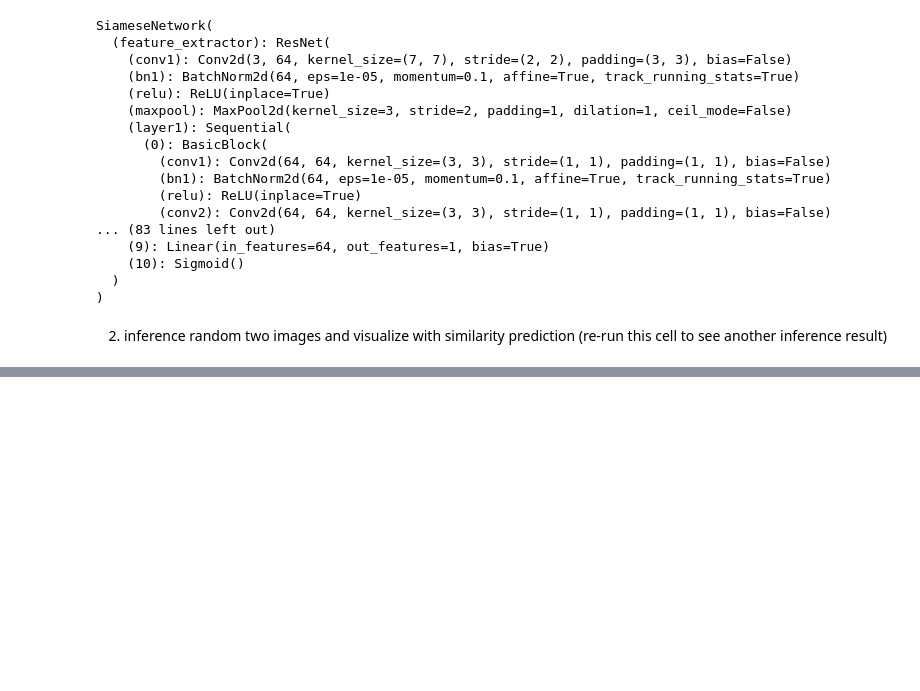
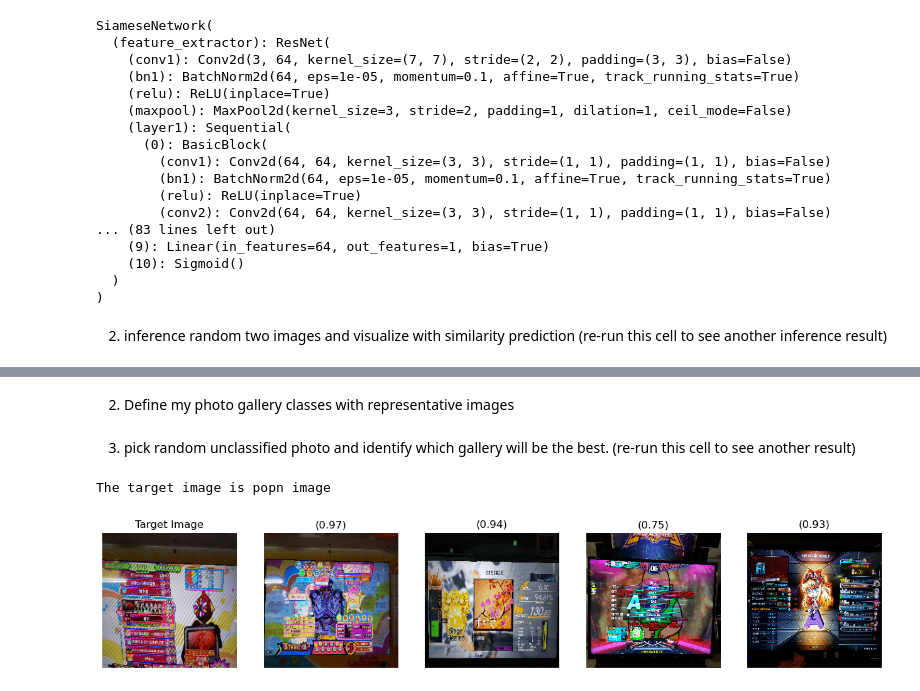
Before and after one commit to simaknee/CustomizableSmartPhotoGallery, a Jupyter notebook: inference.ipynb, the cells around one changed output, grey strips where cells are left out. Saved outputs shown, nothing was run; the diff lists cells and outputs as text; code cells hidden in the pictures; blank space fills up the shorter version.

Commit message:
[Feat] Add test code for custom photo gallery

```diff
--- a/inference.ipynb
+++ b/inference.ipynb
@@ -61,0 +98,66 @@ plt.show()
+# %% [markdown]
+2. Define my photo gallery classes with representative images
+# %%
+def load_image(image_path:str)->torch.Tensor:
+    img = cv2.imread(image_path)
+    img = cv2.cvtColor(img, cv2.COLOR_BGR2RGB)
+    transform = A.Compose([
+        A.Resize(224, 224),
+        A.ToTensorV2()
+    ])
+    img_tensor = transform(image=img)['image']
+    img_tensor = img_tensor.float() / 255.0
+    img_tensor = img_tensor.unsqueeze(0)
+    return img_tensor
+
+# set representative image for each gallery
+gallery_path = "C:\\workspace\\Dataset\\photos"
+popn = load_image(os.path.join(gallery_path, "20190101_004626.jpg"))
+gitadora = load_image(os.path.join(gallery_path, "20190103_220116.jpg"))
+pump = load_image(os.path.join(gallery_path, "20190110_011029.jpg"))
+iidx = load_image(os.path.join(gallery_path, "20190507_224953.jpg"))
+# %% [markdown]
+3. pick random unclassified photo and identify which gallery will be the best. (re-run this cell to see another result)
+# %%
+# pick random unclassified photo
+unclassified_photos_path = "C:\\workspace\\Dataset\\photos\\unclassified"
+target_image_path = random.choice(os.listdir(unclassified_photos_path))
+target_image = load_image(os.path.join(unclassified_photos_path, target_image_path))
+
+# calculate similarity with each pre-defined galleries
+popn_sim = model(target_image, popn)
+gitadora_sim = model(target_image, gitadora)
+pump_sim = model(target_image, pump)
+iidx_sim = model(target_image, iidx)
+
+# do visualization
+def visualize_gallery_similarity(target_image:torch.Tensor, gallery_images:List[torch.Tensor], similarities: List[torch.Tensor]):
+
+    num_gallery = len(gallery_images)
+    fig, axes = plt.subplots(1, num_gallery+1, figsize=(16,4))
+    target_image_np = target_image[0].permute(1, 2, 0).cpu().numpy()
+
+    axes[0].imshow(target_image_np)
+    axes[0].set_title("Target Image")
+    axes[0].axis("off")
+
+    for i in range(num_gallery):
+        gallery_image_np = gallery_images[i][0].permute(1, 2, 0).cpu().numpy()
+        axes[i+1].imshow(gallery_image_np)
+        axes[i+1].set_title(f"({similarities[i].item():.2f})")
+        axes[i+1].axis("off")
+
+gallery_images = [popn, gitadora, pump, iidx]
+similarities = [popn_sim, gitadora_sim, pump_sim, iidx_sim]
+visualize_gallery_similarity(target_image, gallery_images, similarities)
+
+max_index = similarities.index(max(similarities))
+
+# if any of similarity values does not exceed 0.9, remain as unclassified
+if 0.9 < max(similarities):
+    print(f"The target image is {['popn','gitadora','pump','iidx'][max_index]} image")
+else:
+    print("The target image is unclassified")
+# %% [output]
+The target image is popn image
+[figure, added]
```
Also changed, not shown: parts of 3 cells of this notebook.
